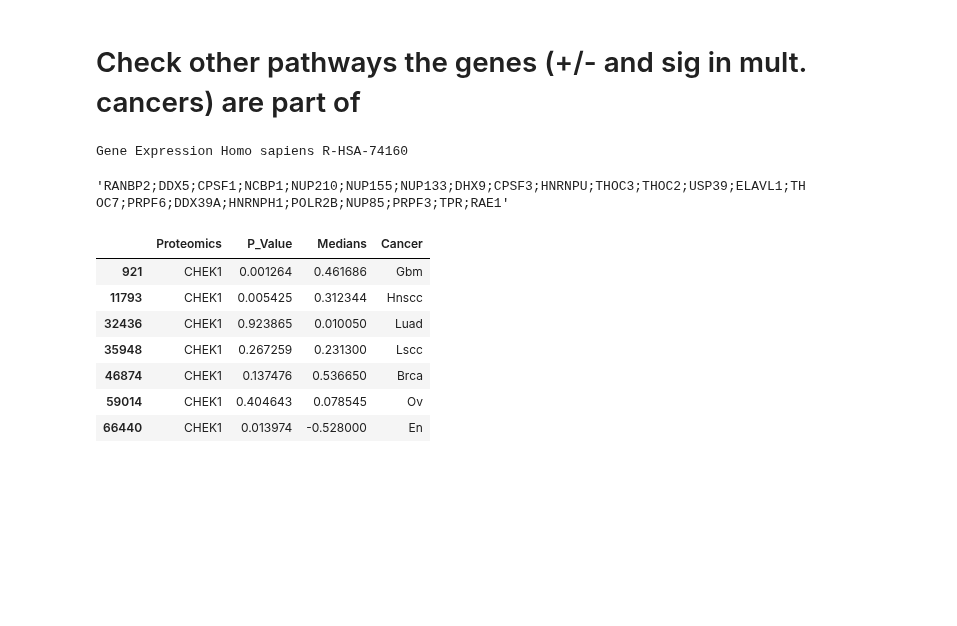
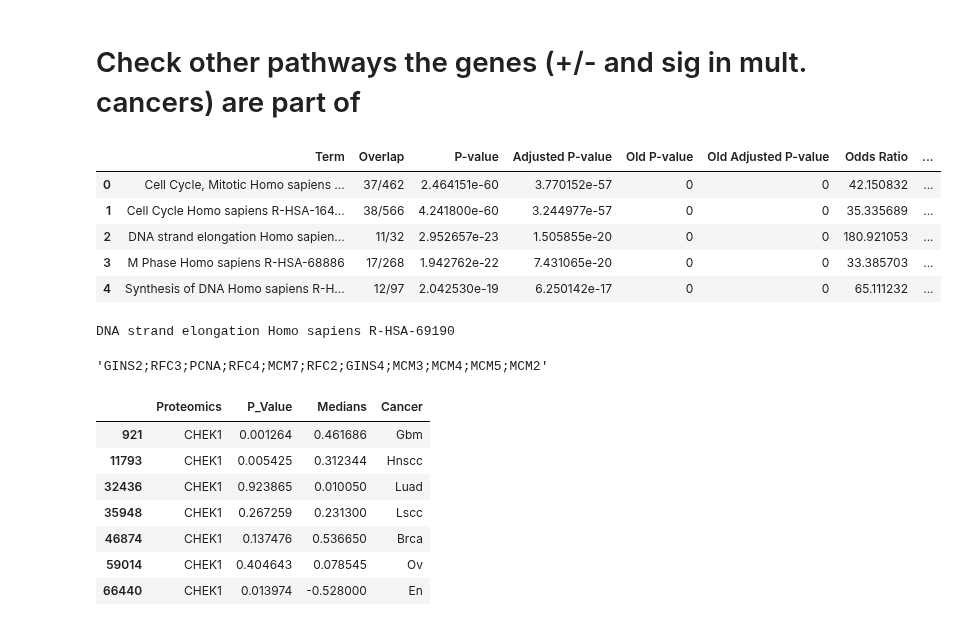
Before and after one commit to PayneLab/WhenMutationsDontMatter, a Jupyter notebook: PTEN/Step_3_trans_effect/Step_3.4_Figures/Pathways_Reactome/Cell_Cycle_Heatmap_Reactome.ipynb, the cells around one changed output. Saved outputs shown, nothing was run; the diff lists cells and outputs as text; code cells hidden in the pictures; blank space fills up the shorter version.

```diff
--- a/PTEN/Step_3_trans_effect/Step_3.4_Figures/Pathways_Reactome/Cell_Cycle_Heatmap_Reactome.ipynb
+++ b/PTEN/Step_3_trans_effect/Step_3.4_Figures/Pathways_Reactome/Cell_Cycle_Heatmap_Reactome.ipynb
@@ -111,7 +130,7 @@ enr2.res2d.head()
 | 3 | Processing of Capped Intron-Conta... | 23/193 | 3.858260e-14 | 1.475784e-11 | 0 | 0 | 7.663729 | ... |
 | 4 | DNA strand elongation Homo sapien... | 11/32 | 1.039399e-12 | 3.180562e-10 | 0 | 0 | 22.106109 | ... |
 # %%
-index2 = 3
+index2 = 2
 trans2 = enr2.res2d.Genes[index2]
 genes_mult = trans2.split(';')
 print(enr2.res2d.Term[index2])
@@ -163,13 +187,22 @@ Loading BokehJS ...
 #print(gnm)
 enr3 = gp.enrichr(gene_list = genes_mult, description='Tumor_partition', gene_sets='Reactome_2016',
                        outdir='/Enrichr')
+# %%
+enr3.res2d.head()
+# %% [output]
+|  | Term | Overlap | P-value | Adjusted P-value | Old P-value | Old Adjusted P-value | Odds Ratio | ... |
+| 0 | Cell Cycle, Mitotic Homo sapiens ... | 37/462 | 2.464151e-60 | 3.770152e-57 | 0 | 0 | 42.150832 | ... |
+| 1 | Cell Cycle Homo sapiens R-HSA-164... | 38/566 | 4.241800e-60 | 3.244977e-57 | 0 | 0 | 35.335689 | ... |
+| 2 | DNA strand elongation Homo sapien... | 11/32 | 2.952657e-23 | 1.505855e-20 | 0 | 0 | 180.921053 | ... |
+| 3 | M Phase Homo sapiens R-HSA-68886 | 17/268 | 1.942762e-22 | 7.431065e-20 | 0 | 0 | 33.385703 | ... |
+| 4 | Synthesis of DNA Homo sapiens R-H... | 12/97 | 2.042530e-19 | 6.250142e-17 | 0 | 0 | 65.111232 | ... |
 # %%
 j = 2
 print(enr3.res2d.Term[j])
 enr3.res2d.Genes[j]
 # %% [output]
-Gene Expression Homo sapiens R-HSA-74160
+DNA strand elongation Homo sapiens R-HSA-69190
-'RANBP2;DDX5;CPSF1;NCBP1;NUP210;NUP155;NUP133;DHX9;CPSF3;HNRNPU;THOC3;THOC2;USP39;ELAVL1;THOC7;PRPF6;DDX39A;HNRNPH1;POLR2B;NUP85;PRPF3;TPR;RAE1'
+'GINS2;RFC3;PCNA;RFC4;MCM7;RFC2;GINS4;MCM3;MCM4;MCM5;MCM2'
 # %%
 # Look at p-values
 certain_gene = 'CHEK1'
```
Also changed, not shown: parts of 12 cells of this notebook, 14 other files.
